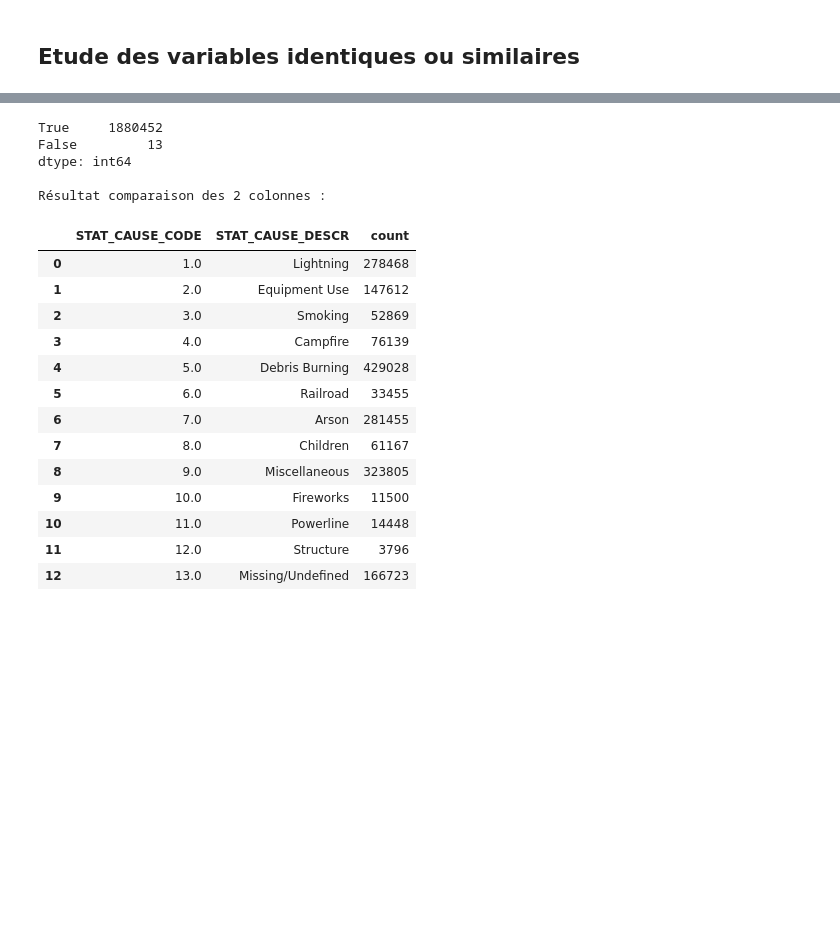
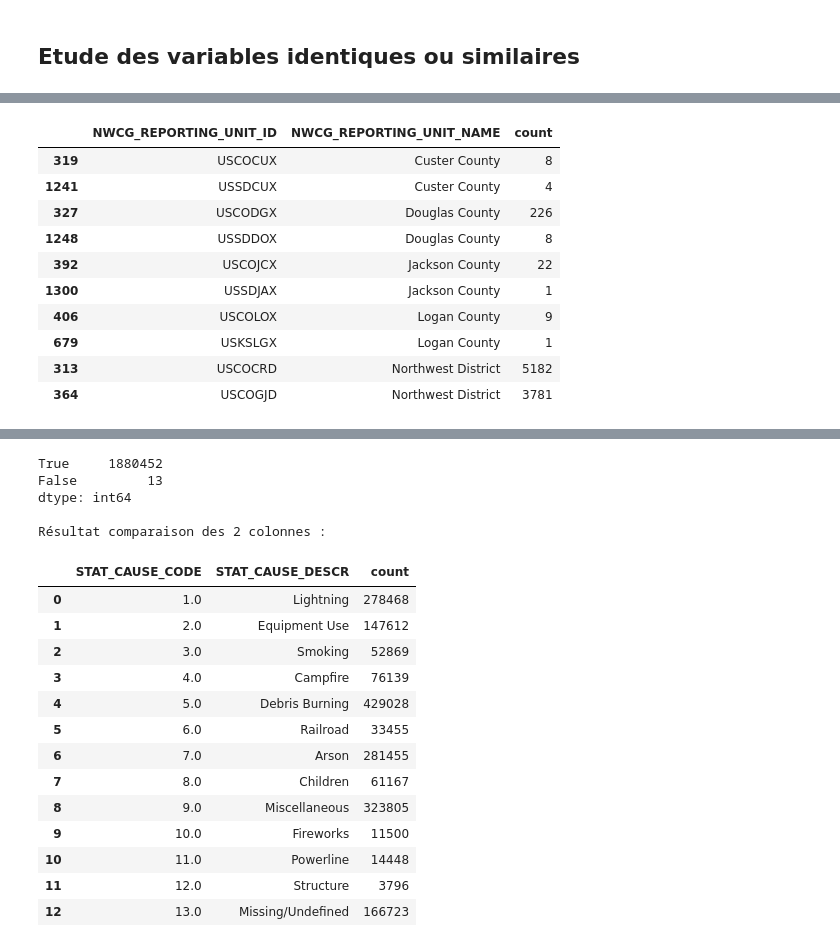
Before and after one commit to paulokmmf/Projet_DA_WILDFIRE, a Jupyter notebook: wildfire_USA.ipynb, the cells around one changed output, grey strips where cells are left out. Drawn from its saved outputs; the diff is of its cells as text; code cells hidden in the pictures; blank space fills up the shorter version.

```diff
--- a/wildfire_USA.ipynb
+++ b/wildfire_USA.ipynb
@@ -254,0 +312,21 @@ Résultat comparaison des 2 colonnes :
+# %%
+# Création DataFrame
+reporting = pd.DataFrame(fires['NWCG_REPORTING_UNIT_ID']).join(fires['NWCG_REPORTING_UNIT_NAME'])
+# On regroupe les données par NWCG_REPORTING_UNIT_ID puis on compte les valeurs de l'autre variable.
+group_by_reporting = reporting.groupby(['NWCG_REPORTING_UNIT_ID'], as_index = False).value_counts()
+# %%
+# On s'intéresse aux doublons de NWCG_REPORTING_UNIT_NAME
+reporting_doublon = group_by_reporting[group_by_reporting['NWCG_REPORTING_UNIT_NAME'].duplicated(keep = False) == True].sort_values(by ='NWCG_REPORTING_UNIT_NAME')
+reporting_doublon
+# %% [output]
+|  | NWCG_REPORTING_UNIT_ID | NWCG_REPORTING_UNIT_NAME | count |
+| 319 | USCOCUX | Custer County | 8 |
+| 1241 | USSDCUX | Custer County | 4 |
+| 327 | USCODGX | Douglas County | 226 |
+| 1248 | USSDDOX | Douglas County | 8 |
+| 392 | USCOJCX | Jackson County | 22 |
+| 1300 | USSDJAX | Jackson County | 1 |
+| 406 | USCOLOX | Logan County | 9 |
+| 679 | USKSLGX | Logan County | 1 |
+| 313 | USCOCRD | Northwest District | 5182 |
+| 364 | USCOGJD | Northwest District | 3781 |
```
Also changed, not shown: parts of 41 cells of this notebook.
